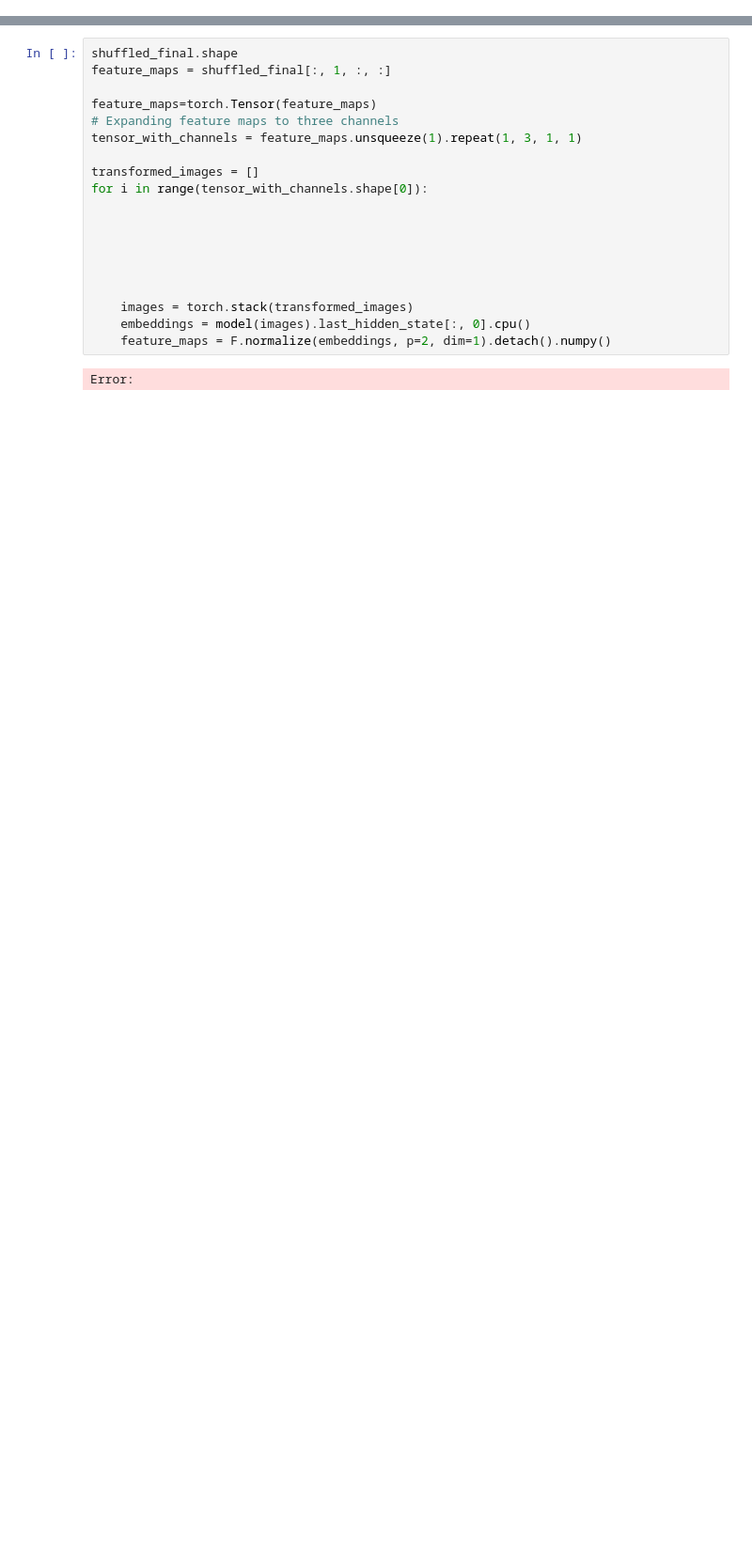
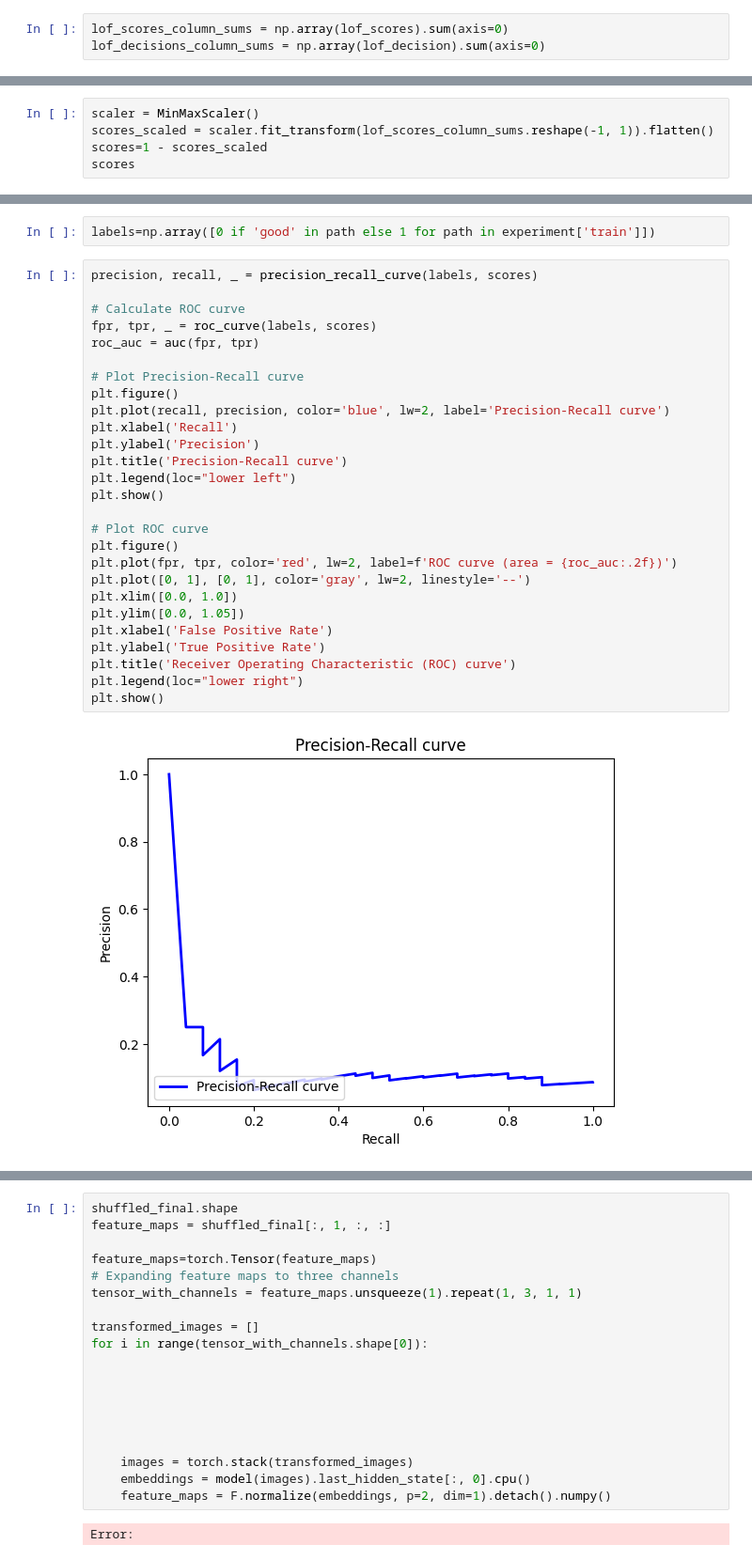
Before and after one commit to buehlpa/UTRAD, a Jupyter notebook: dev_refinement_featurewise.ipynb, the cells around one changed output, grey strips where cells are left out. Shown at 94% size. Cells and saved outputs as stored; diff of their text form; blank space fills up the shorter version.

```diff
--- a/dev_refinement_featurewise.ipynb
+++ b/dev_refinement_featurewise.ipynb
@@ -786,0 +845,3 @@ array([-1,  1,  1, -1,  1,  1,  1,  1,  1,  1,  1,  1,  1,  1,  1,  1,  1,
+# %%
+lof_scores_column_sums = np.array(lof_scores).sum(axis=0)
+lof_decisions_column_sums = np.array(lof_decision).sum(axis=0)
@@ -786,0 +868,5 @@ array([-1,  1,  1, -1,  1,  1,  1,  1,  1,  1,  1,  1,  1,  1,  1,  1,  1,
+# %%
+scaler = MinMaxScaler()
+scores_scaled = scaler.fit_transform(lof_scores_column_sums.reshape(-1, 1)).flatten()
+scores=1 - scores_scaled
+scores
@@ -786,0 +891,31 @@ array([-1,  1,  1, -1,  1,  1,  1,  1,  1,  1,  1,  1,  1,  1,  1,  1,  1,
+# %%
+labels=np.array([0 if 'good' in path else 1 for path in experiment['train']])
+# %%
+precision, recall, _ = precision_recall_curve(labels, scores)
+
+# Calculate ROC curve
+fpr, tpr, _ = roc_curve(labels, scores)
+roc_auc = auc(fpr, tpr)
+
+# Plot Precision-Recall curve
+plt.figure()
+plt.plot(recall, precision, color='blue', lw=2, label='Precision-Recall curve')
+plt.xlabel('Recall')
+plt.ylabel('Precision')
+plt.title('Precision-Recall curve')
+plt.legend(loc="lower left")
+plt.show()
+
+# Plot ROC curve
+plt.figure()
+plt.plot(fpr, tpr, color='red', lw=2, label=f'ROC curve (area = {roc_auc:.2f})')
+plt.plot([0, 1], [0, 1], color='gray', lw=2, linestyle='--')
+plt.xlim([0.0, 1.0])
+plt.ylim([0.0, 1.05])
+plt.xlabel('False Positive Rate')
+plt.ylabel('True Positive Rate')
+plt.title('Receiver Operating Characteristic (ROC) curve')
+plt.legend(loc="lower right")
+plt.show()
+# %% [output]
+[figure, added]
```
Also changed, not shown: parts of 14 cells of this notebook, 3 other files.
